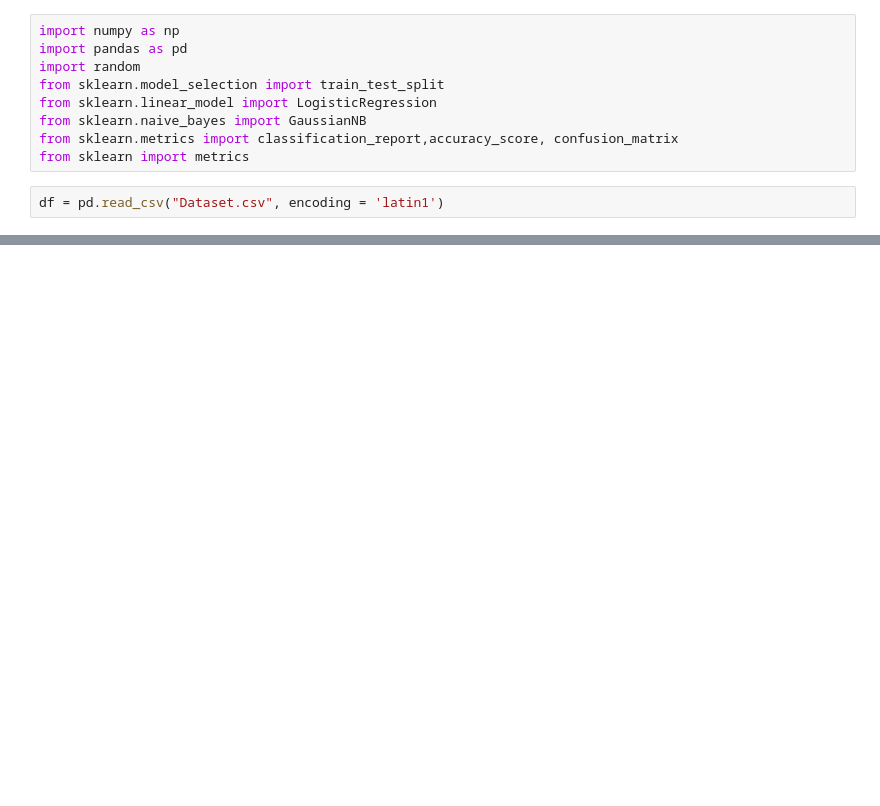
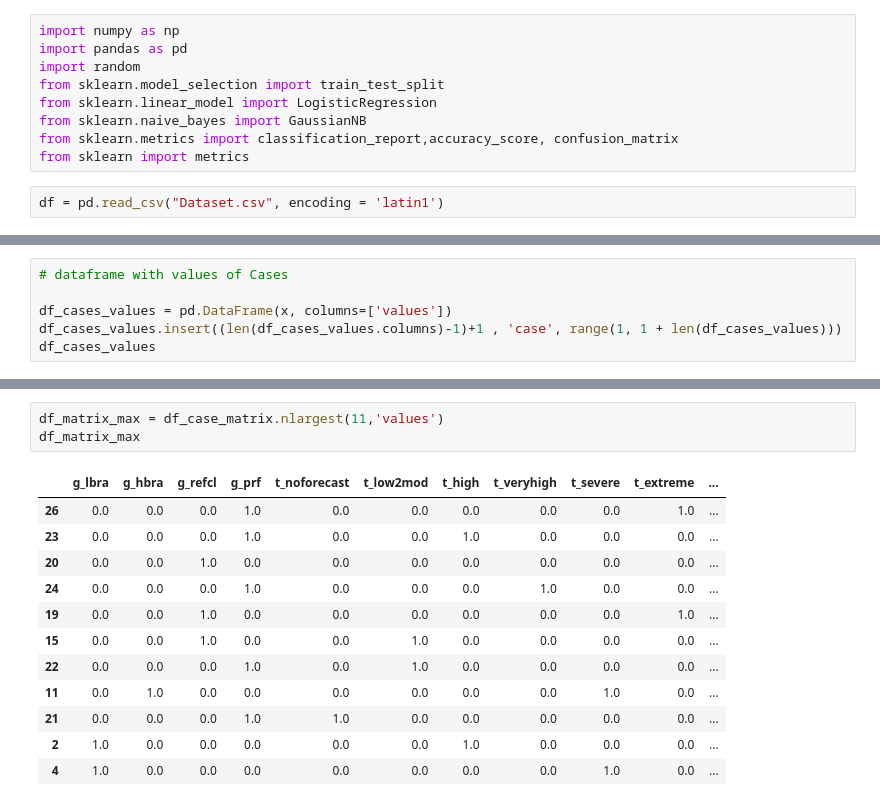
Before and after one commit to Waqar06/Capstone, a Jupyter notebook: NewFormulation.ipynb, the cells around one changed output, grey strips where cells are left out. Saved outputs shown, nothing was run; the diff lists cells and outputs as text; blank space fills up the shorter version.

```diff
--- a/NewFormulation.ipynb
+++ b/NewFormulation.ipynb
@@ -100,0 +410,6 @@ classification_report(y_test, y_pred, target_names = names)
+# %%
+# dataframe with values of Cases
+
+df_cases_values = pd.DataFrame(x, columns=['values'])
+df_cases_values.insert((len(df_cases_values.columns)-1)+1 , 'case', range(1, 1 + len(df_cases_values)))
+df_cases_values
@@ -100,0 +584,16 @@ classification_report(y_test, y_pred, target_names = names)
+# %%
+df_matrix_max = df_case_matrix.nlargest(11,'values')
+df_matrix_max
+# %% [output]
+|  | g_lbra | g_hbra | g_refcl | g_prf | t_noforecast | t_low2mod | t_high | t_veryhigh | t_severe | t_extreme | ... |
+| 26 | 0.0 | 0.0 | 0.0 | 1.0 | 0.0 | 0.0 | 0.0 | 0.0 | 0.0 | 1.0 | ... |
+| 23 | 0.0 | 0.0 | 0.0 | 1.0 | 0.0 | 0.0 | 1.0 | 0.0 | 0.0 | 0.0 | ... |
+| 20 | 0.0 | 0.0 | 1.0 | 0.0 | 0.0 | 0.0 | 0.0 | 0.0 | 0.0 | 0.0 | ... |
+| 24 | 0.0 | 0.0 | 0.0 | 1.0 | 0.0 | 0.0 | 0.0 | 1.0 | 0.0 | 0.0 | ... |
+| 19 | 0.0 | 0.0 | 1.0 | 0.0 | 0.0 | 0.0 | 0.0 | 0.0 | 0.0 | 1.0 | ... |
+| 15 | 0.0 | 0.0 | 1.0 | 0.0 | 0.0 | 1.0 | 0.0 | 0.0 | 0.0 | 0.0 | ... |
+| 22 | 0.0 | 0.0 | 0.0 | 1.0 | 0.0 | 1.0 | 0.0 | 0.0 | 0.0 | 0.0 | ... |
+| 11 | 0.0 | 1.0 | 0.0 | 0.0 | 0.0 | 0.0 | 0.0 | 0.0 | 1.0 | 0.0 | ... |
+| 21 | 0.0 | 0.0 | 0.0 | 1.0 | 1.0 | 0.0 | 0.0 | 0.0 | 0.0 | 0.0 | ... |
+| 2 | 1.0 | 0.0 | 0.0 | 0.0 | 0.0 | 0.0 | 1.0 | 0.0 | 0.0 | 0.0 | ... |
+| 4 | 1.0 | 0.0 | 0.0 | 0.0 | 0.0 | 0.0 | 0.0 | 0.0 | 1.0 | 0.0 | ... |
```
Also changed, not shown: parts of 45 cells of this notebook.
